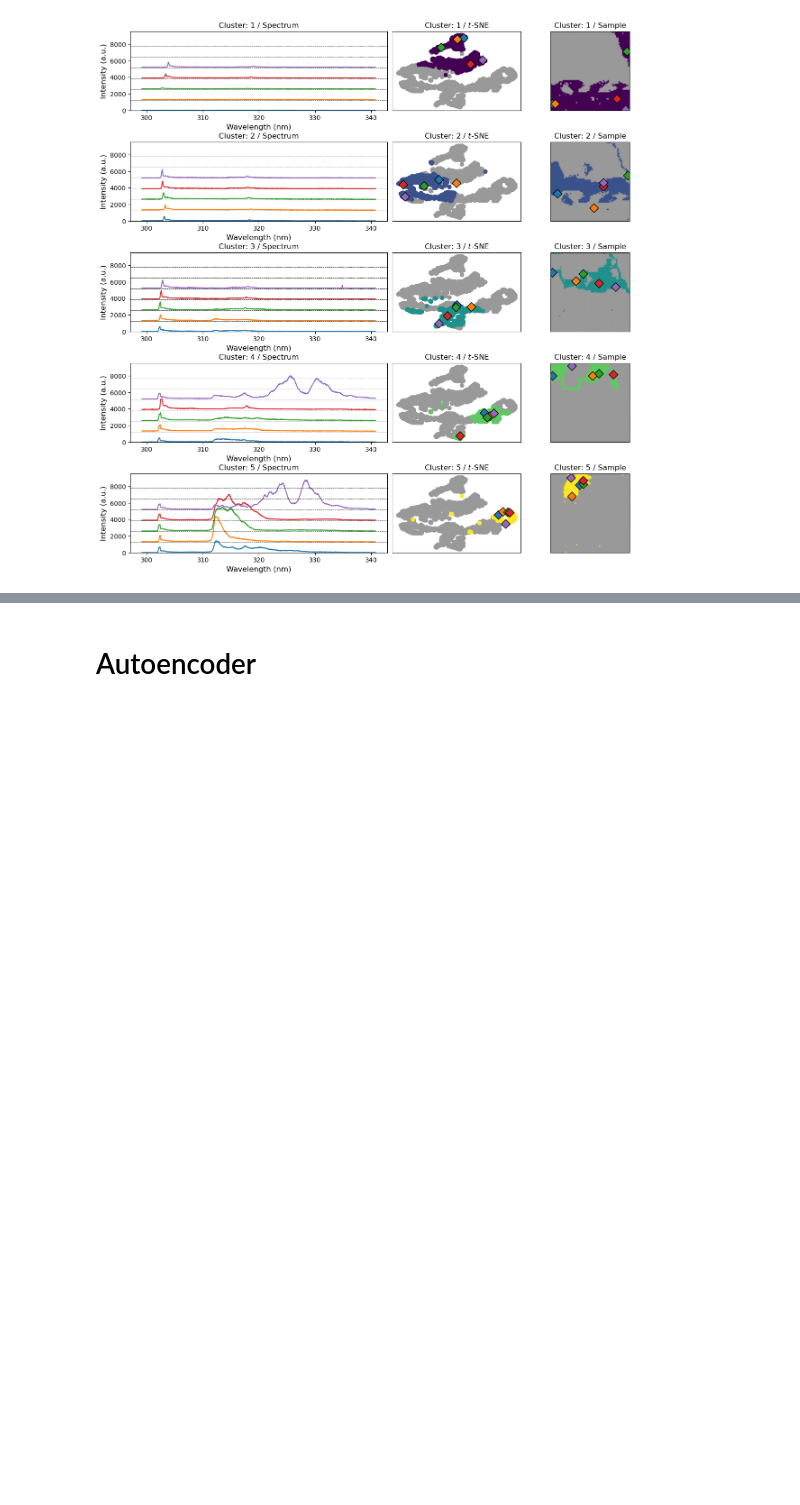
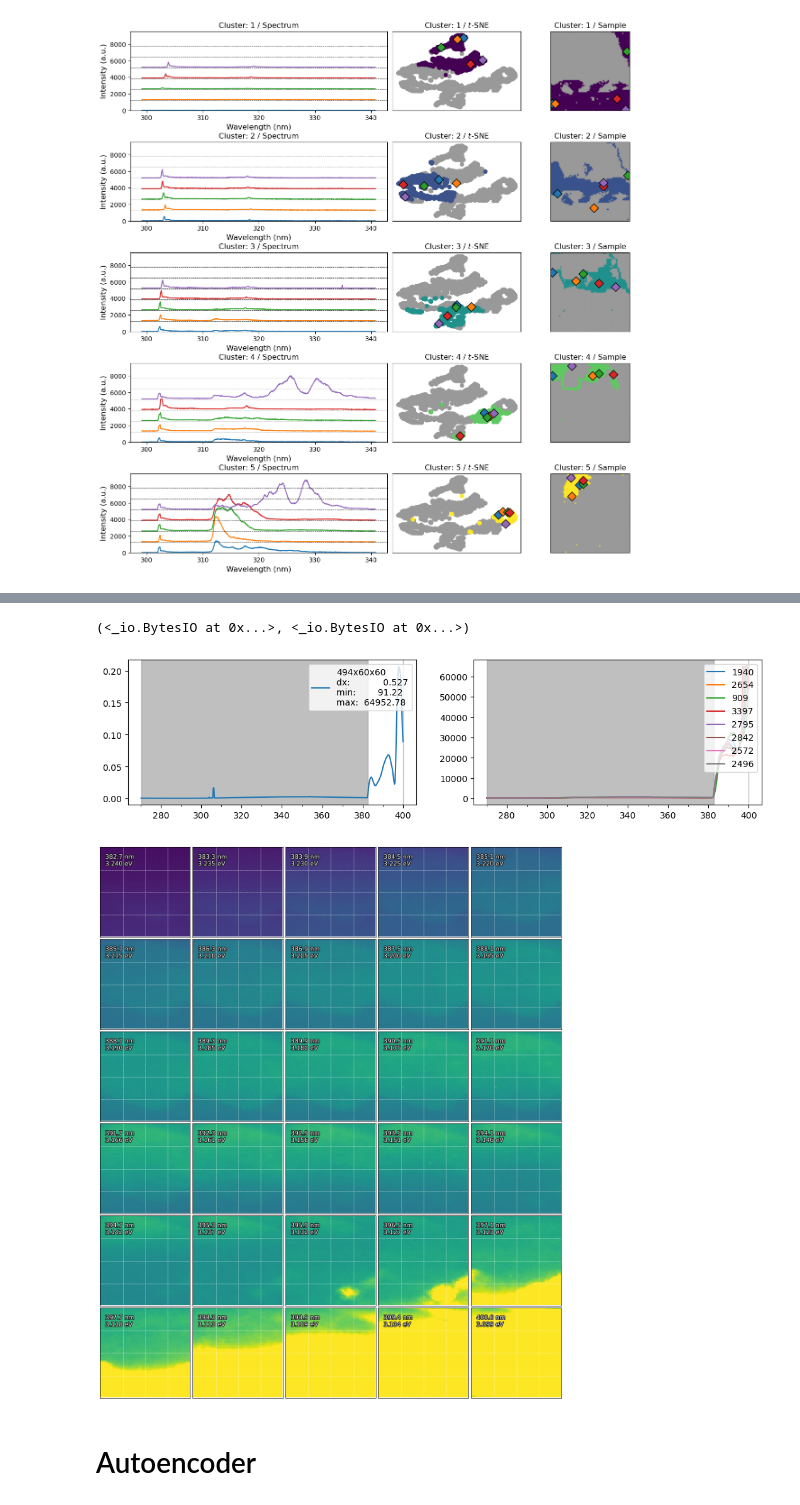
Before and after one commit to git-jhyang/KRICT_opticmapping, a Jupyter notebook: notebooks/clustering_hbn.ipynb, the cells around one changed output, grey strips where cells are left out. Cells and saved outputs as stored; diff of their text form; code cells hidden in the pictures; blank space fills up the shorter version.

```diff
--- a/notebooks/clustering_hbn.ipynb
+++ b/notebooks/clustering_hbn.ipynb
@@ -343,3 +478,10 @@ g
+# %%
+x, y = read_spectrum(906, root)
+plot_info_and_maps(x, y)
+# %% [output]
+(<_io.BytesIO at 0x...>, <_io.BytesIO at 0x...>)
+[figure, added]
+[figure, added]
 # %% [markdown]
 # Autoencoder
 # %%
```
Also changed, not shown: parts of 16 cells of this notebook, 2 other files.
